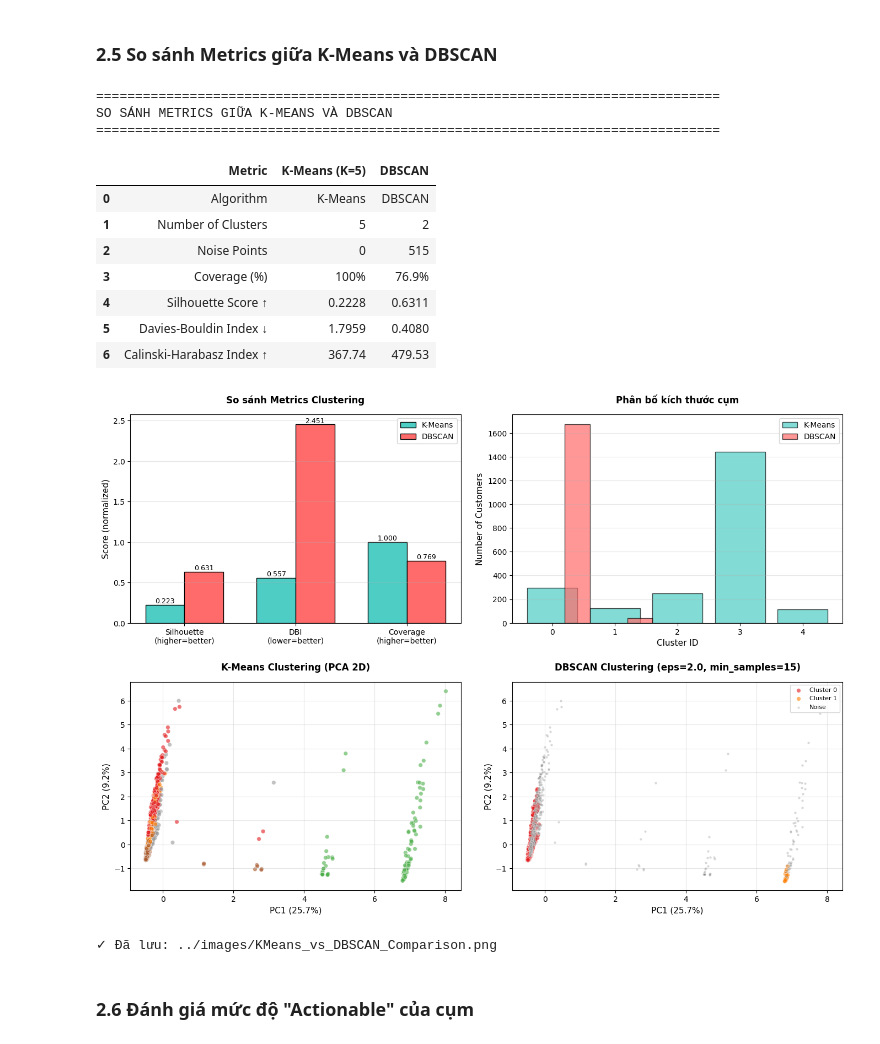
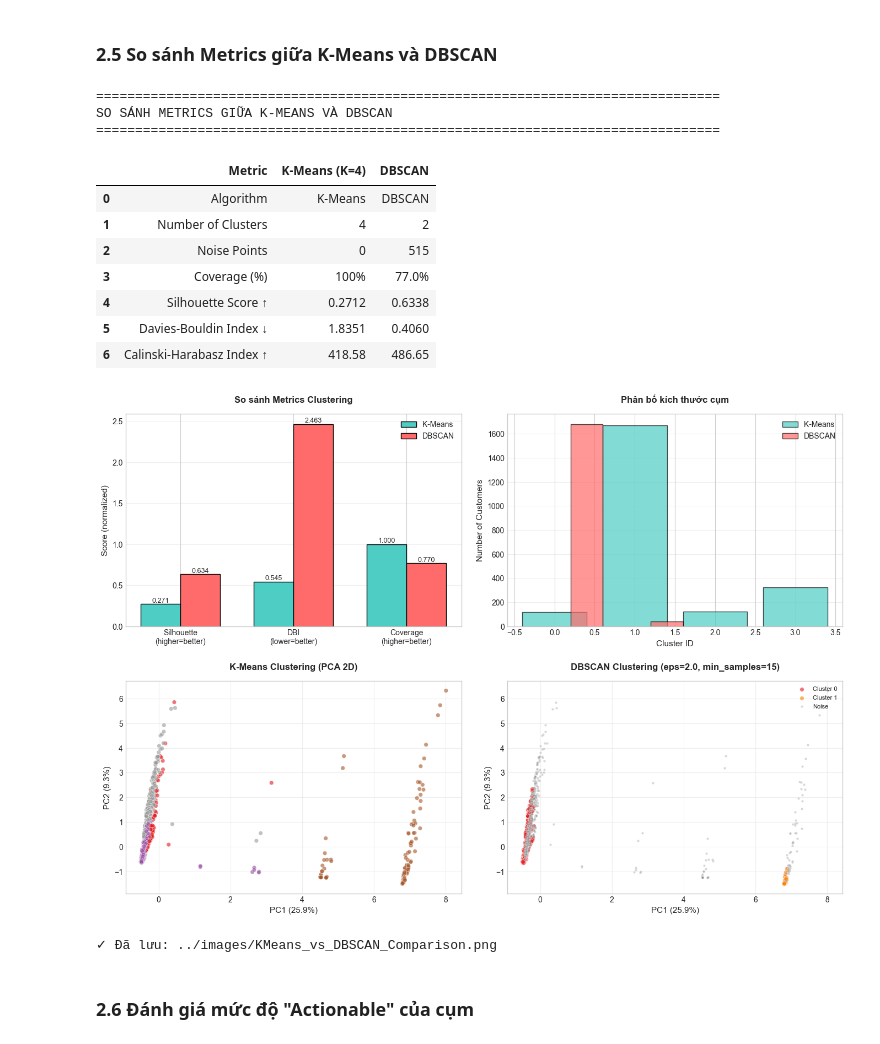
Before and after one commit to ThanhTung-KHMT-1701/ShopCluster, a Jupyter notebook: notebooks/ShopCluster.ipynb, the cells around one changed output. Saved outputs shown, nothing was run; the diff lists cells and outputs as text; code cells hidden in the pictures.

```diff
--- a/notebooks/ShopCluster.ipynb
+++ b/notebooks/ShopCluster.ipynb
@@ -3816,7 +4267,7 @@ for idx, variant in enumerate(VARIANT_NAMES):
     total_var = pca_results[variant]['total_variance']
 
     # Chọn color palette
-    colors = COLORS_K2 if k == 2 else COLORS_K5
+    colors = COLORS_K2 if k == 2 else COLORS_K4
 
     # Vẽ từng cluster
     for cluster_id in range(k):
@@ -3951,7 +4402,7 @@ for idx, variant in enumerate(VARIANT_NAMES):
     total_var = svd_results[variant]['total_variance']
 
     # Chọn color palette
-    colors = COLORS_K2 if k == 2 else COLORS_K5
+    colors = COLORS_K2 if k == 2 else COLORS_K4
 
     # Vẽ từng cluster
     for cluster_id in range(k):
@@ -4516,7 +5007,7 @@ VARIANTS_CONFIG = {
     'V1_Binary': {'k': 2, 'feature_file': 'feature_matrix_v1_binary.csv', 'cluster_file': 'customer_clusters_v1_k2.csv'},
     'V2_Weighted': {'k': 2, 'feature_file': 'feature_matrix_v2_weighted.csv', 'cluster_file': 'customer_clusters_v2_k2.csv'},
     'V3_Binary_RFM': {'k': 2, 'feature_file': 'feature_matrix_v3_binary_rfm.csv', 'cluster_file': 'customer_clusters_v3_k2.csv'},
-    'V4_Antecedent2': {'k': 5, 'feature_file': 'feature_matrix_v4_antecedent2.csv', 'cluster_file': 'customer_clusters_v4_k5.csv'}
+    'V4_Antecedent2': {'k': 4, 'feature_file': 'feature_matrix_v4_antecedent2.csv', 'cluster_file': 'customer_clusters_v4_k4.csv'}
 }
 
 # Load cluster labels cho tất cả variants
@@ -6809,13 +7318,16 @@ print("=" * 80)
 print("CHẠY CLUSTERING VỚI K-MEANS VÀ DBSCAN")
 print("=" * 80)
 
+# K toi uu cua V4 (tu Yeu cau 3)
+K_BASELINE = 4
+
 # -------------------------------------------------------------------------
-# K-MEANS (V4, K=5) - Baseline
+# K-MEANS (V4, K=4) - Baseline
 # -------------------------------------------------------------------------
-print("\n[1] K-MEANS (K=5):")
+print(f"\n[1] K-MEANS (K={K_BASELINE}):")
 print("-" * 40)
 
-kmeans = KMeans(n_clusters=5, random_state=42, n_init=10)
+kmeans = KMeans(n_clusters=K_BASELINE, random_state=42, n_init=10)
 kmeans_labels = kmeans.fit_predict(X)
 
 # Tính metrics cho K-Means
@@ -6915,6 +7427,8 @@ print("SO SÁNH METRICS GIỮA K-MEANS VÀ DBSCAN")
 print("=" * 80)
 
 # Tạo bảng so sánh
+kmeans_label = f"K-Means (K={K_BASELINE})"
+
 comparison_data = {
     'Metric': [
         'Algorithm',
@@ -6925,9 +7439,9 @@ comparison_data = {
         'Davies-Bouldin Index ↓',
         'Calinski-Harabasz Index ↑'
     ],
-    'K-Means (K=5)': [
+    kmeans_label: [
         'K-Means',
-        5,
+        K_BASELINE,
         0,
         '100%',
         f'{kmeans_silhouette:.4f}',
@@ -7021,40 +7535,40 @@ ax4 = axes[1, 1]
 
 # Tạo colormap với màu riêng cho noise (-1)
 unique_labels_db = set(dbscan_labels)
 colors_db = plt.cm.Set1(np.linspace(0, 1, len(unique_labels_db)))
 for k, col in zip(unique_labels_db, colors_db):
     if k == -1:
         col = [0.5, 0.5, 0.5, 1]  # Màu xám cho noise
     class_member_mask = (dbscan_labels == k)
     xy = X_pca[class_member_mask]
     label = 'Noise' if k == -1 else f'Cluster {k}'
     ax4.scatter(xy[:, 0], xy[:, 1], c=[col], s=30 if k != -1 else 10,
                 alpha=0.6 if k != -1 else 0.3, label=label, edgecolors='white', linewidth=0.5)
 
 ax4.set_xlabel(f'PC1 ({pca.explained_variance_ratio_[0]*100:.1f}%)', fontsize=11)
 ax4.set_ylabel(f'PC2 ({pca.explained_variance_ratio_[1]*100:.1f}%)', fontsize=11)
 ax4.set_title(f'DBSCAN Clustering (eps={best_eps}, min_samples={best_min_samples})',
               fontsize=12, fontweight='bold', pad=15)
 ax4.legend(loc='upper right', fontsize=8)
 ax4.grid(True, alpha=0.3)
 
 plt.tight_layout(pad=2.0)
 plt.savefig(f"{IMAGES_DIR}/KMeans_vs_DBSCAN_Comparison.png", dpi=150, bbox_inches='tight')
 plt.show()
 print(f"✓ Đã lưu: {IMAGES_DIR}/KMeans_vs_DBSCAN_Comparison.png")
 # %% [output]
 ================================================================================
 SO SÁNH METRICS GIỮA K-MEANS VÀ DBSCAN
 ================================================================================
-|  | Metric | K-Means (K=5) | DBSCAN |
+|  | Metric | K-Means (K=4) | DBSCAN |
 | 0 | Algorithm | K-Means | DBSCAN |
-| 1 | Number of Clusters | 5 | 2 |
+| 1 | Number of Clusters | 4 | 2 |
 | 2 | Noise Points | 0 | 515 |
-| 3 | Coverage (%) | 100% | 76.9% |
-| 4 | Silhouette Score ↑ | 0.2228 | 0.6311 |
-| 5 | Davies-Bouldin Index ↓ | 1.7959 | 0.4080 |
-| 6 | Calinski-Harabasz Index ↑ | 367.74 | 479.53 |
+| 3 | Coverage (%) | 100% | 77.0% |
+| 4 | Silhouette Score ↑ | 0.2712 | 0.6338 |
+| 5 | Davies-Bouldin Index ↓ | 1.8351 | 0.4060 |
+| 6 | Calinski-Harabasz Index ↑ | 418.58 | 486.65 |
-[figure, old version]
+[figure, new version]
 ✓ Đã lưu: ../images/KMeans_vs_DBSCAN_Comparison.png
 # %% [markdown]
 ### 2.6 Đánh giá mức độ "Actionable" của cụm
```
Also changed, not shown: parts of 63 cells of this notebook, 46 other files.
